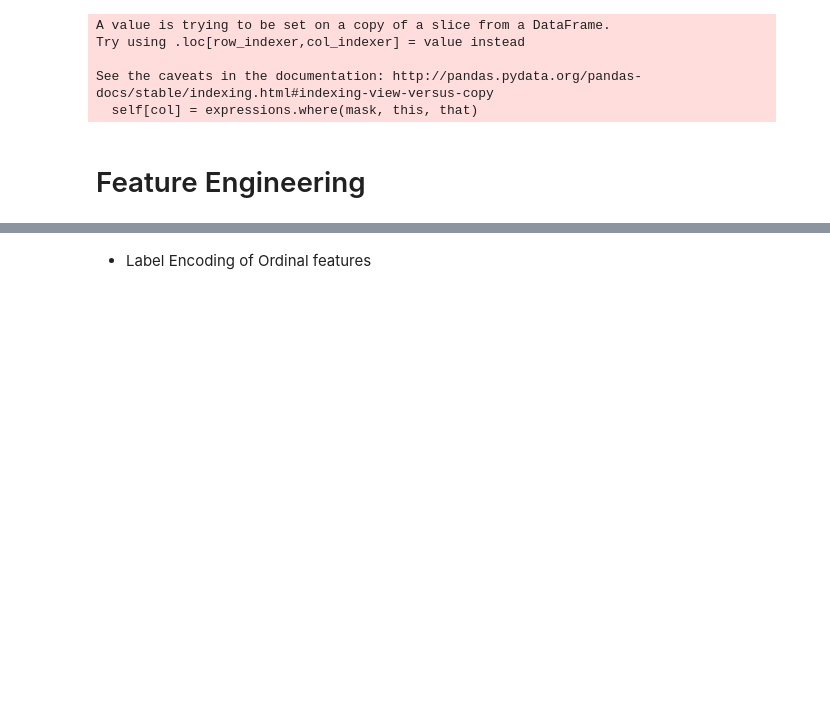
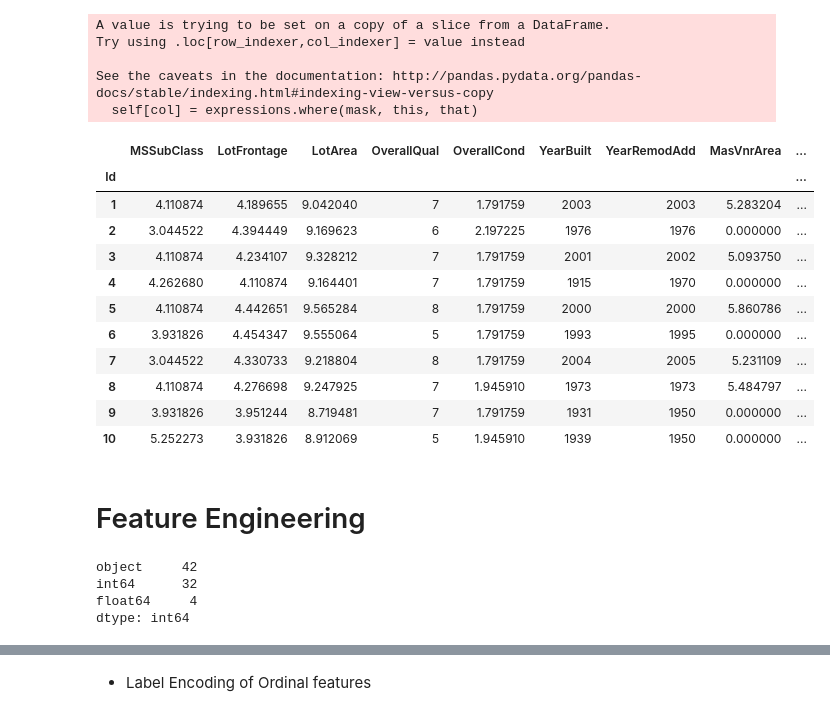
Before and after one commit to jimmy-jing/housing_ml, a Jupyter notebook: re_model_build.ipynb, the cells around one changed output, grey strips where cells are left out. Saved outputs shown, nothing was run; the diff lists cells and outputs as text; code cells hidden in the pictures; blank space fills up the shorter version.

```diff
--- a/re_model_build.ipynb
+++ b/re_model_build.ipynb
@@ -314,7 +344,29 @@ Try using .loc[row_indexer,col_indexer] = value instead
 
 See the caveats in the documentation: http://pandas.pydata.org/pandas-docs/stable/indexing.html#indexing-view-versus-copy
   self[col] = expressions.where(mask, this, that)
+# %%
+df_num2.head(10)
+# %% [output]
+|  | MSSubClass | LotFrontage | LotArea | OverallQual | OverallCond | YearBuilt | YearRemodAdd | MasVnrArea | ... |
+| Id |  |  |  |  |  |  |  |  | ... |
+| 1 | 4.110874 | 4.189655 | 9.042040 | 7 | 1.791759 | 2003 | 2003 | 5.283204 | ... |
+| 2 | 3.044522 | 4.394449 | 9.169623 | 6 | 2.197225 | 1976 | 1976 | 0.000000 | ... |
+| 3 | 4.110874 | 4.234107 | 9.328212 | 7 | 1.791759 | 2001 | 2002 | 5.093750 | ... |
+| 4 | 4.262680 | 4.110874 | 9.164401 | 7 | 1.791759 | 1915 | 1970 | 0.000000 | ... |
+| 5 | 4.110874 | 4.442651 | 9.565284 | 8 | 1.791759 | 2000 | 2000 | 5.860786 | ... |
+| 6 | 3.931826 | 4.454347 | 9.555064 | 5 | 1.791759 | 1993 | 1995 | 0.000000 | ... |
+| 7 | 3.044522 | 4.330733 | 9.218804 | 8 | 1.791759 | 2004 | 2005 | 5.231109 | ... |
+| 8 | 4.110874 | 4.276698 | 9.247925 | 7 | 1.945910 | 1973 | 1973 | 5.484797 | ... |
+| 9 | 3.931826 | 3.951244 | 8.719481 | 7 | 1.791759 | 1931 | 1950 | 0.000000 | ... |
+| 10 | 5.252273 | 3.931826 | 8.912069 | 5 | 1.945910 | 1939 | 1950 | 0.000000 | ... |
 # %% [markdown]
 # Feature Engineering
+# %%
+df.dtypes.value_counts()
+# %% [output]
+object     42
+int64      32
+float64     4
+dtype: int64
 # %%
 df_cat2 = df.select_dtypes(include = ['object']).astype('category')
```
Also changed, not shown: parts of 38 cells of this notebook.
